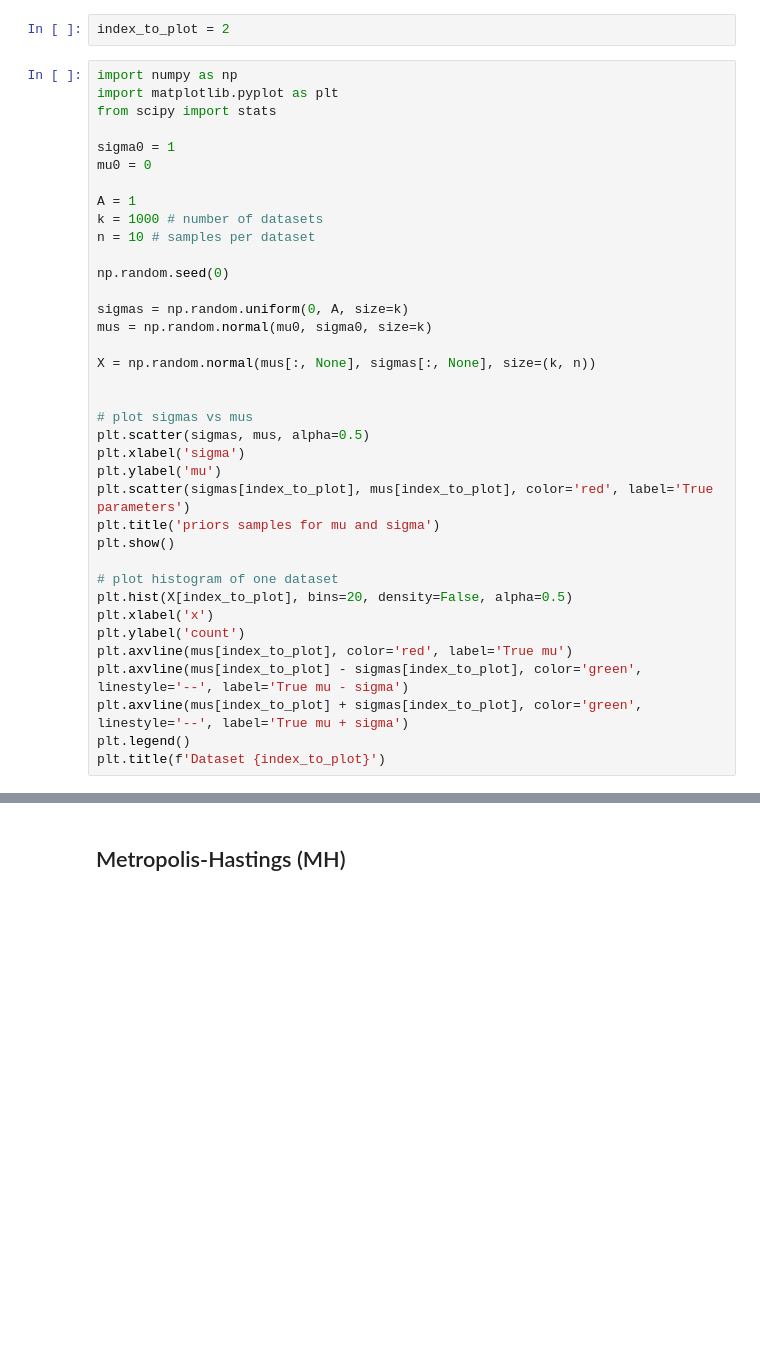
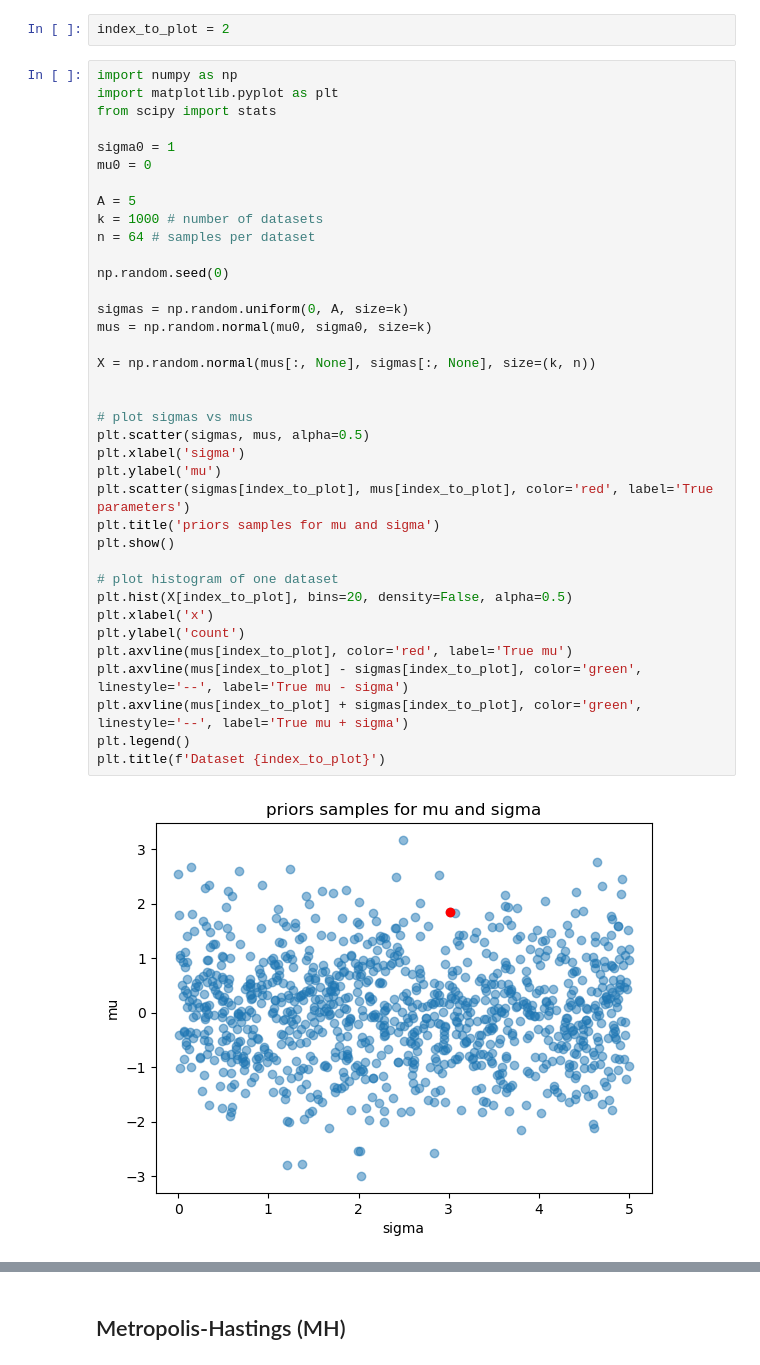
Before and after one commit to kaimarnsmorris/honours_project, a Jupyter notebook: working_2.ipynb, the cells around one changed output, grey strips where cells are left out. Drawn from its saved outputs; the diff is of its cells as text; blank space fills up the shorter version.

```diff
--- a/working_2.ipynb
+++ b/working_2.ipynb
@@ -28,32 +28,34 @@ from scipy import stats
 sigma0 = 1
 mu0 = 0
 
-A = 1
+A = 5
 k = 1000 # number of datasets
-n = 10 # samples per dataset
+n = 64 # samples per dataset
 
 np.random.seed(0)
 
 sigmas = np.random.uniform(0, A, size=k)
 mus = np.random.normal(mu0, sigma0, size=k)
 
 X = np.random.normal(mus[:, None], sigmas[:, None], size=(k, n))
 
 
 # plot sigmas vs mus
 plt.scatter(sigmas, mus, alpha=0.5)
 plt.xlabel('sigma')
 plt.ylabel('mu')
 plt.scatter(sigmas[index_to_plot], mus[index_to_plot], color='red', label='True parameters')
 plt.title('priors samples for mu and sigma')
 plt.show()
 
 # plot histogram of one dataset
 plt.hist(X[index_to_plot], bins=20, density=False, alpha=0.5)
 plt.xlabel('x')
 plt.ylabel('count')
 plt.axvline(mus[index_to_plot], color='red', label='True mu')
 plt.axvline(mus[index_to_plot] - sigmas[index_to_plot], color='green', linestyle='--', label='True mu - sigma')
 plt.axvline(mus[index_to_plot] + sigmas[index_to_plot], color='green', linestyle='--', label='True mu + sigma')
 plt.legend()
 plt.title(f'Dataset {index_to_plot}')
+# %% [output]
+[figure, added]
```
Also changed, not shown: parts of 10 cells of this notebook, 6 other files.
